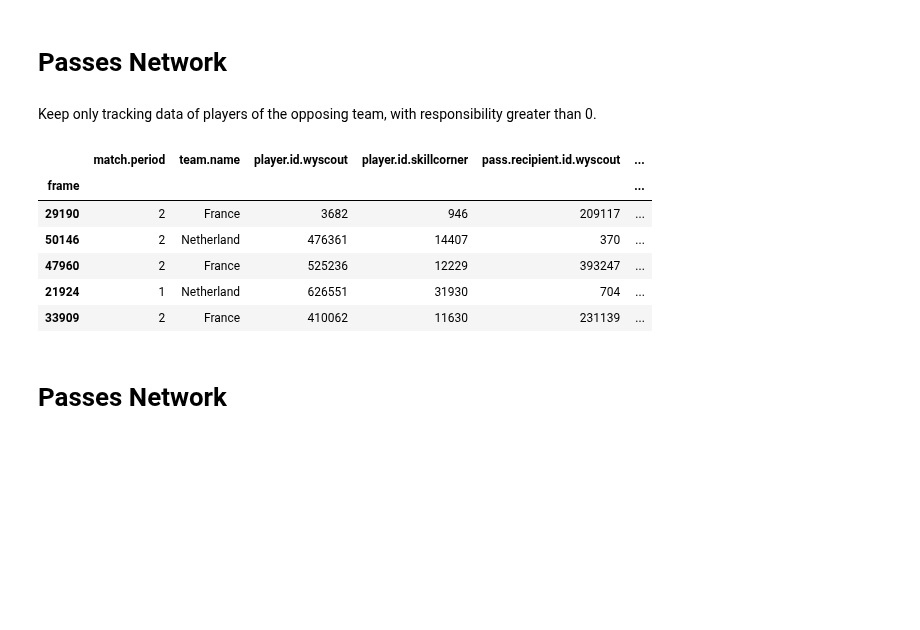
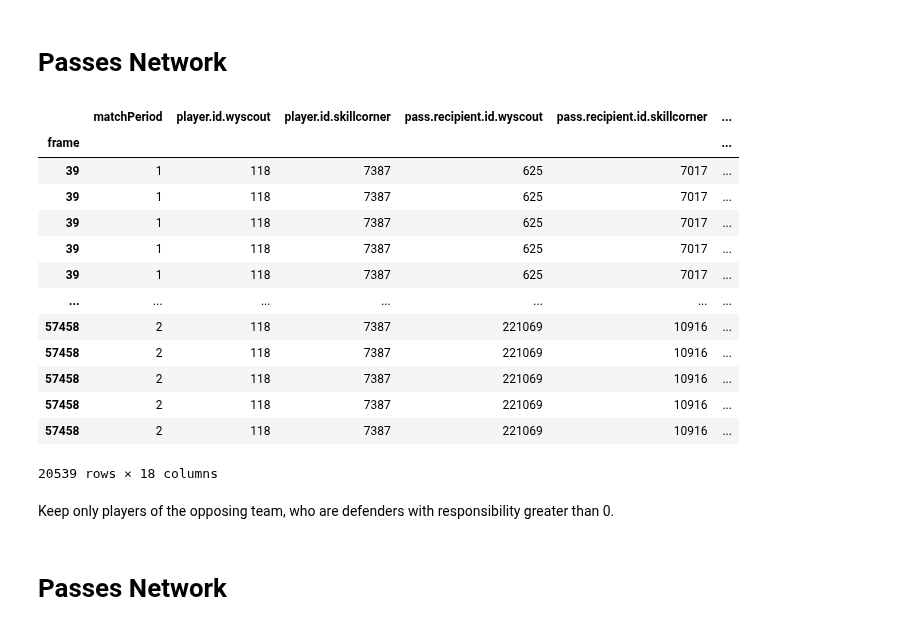
Before and after one commit to ariskoutris/defensive-passing-networks, a Jupyter notebook: src/notebooks/networks.ipynb, the cells around one changed output. Saved outputs shown, nothing was run; the diff lists cells and outputs as text; code cells hidden in the pictures; blank space fills up the shorter version.

```diff
--- a/src/notebooks/networks.ipynb
+++ b/src/notebooks/networks.ipynb
@@ -15,9 +10,33 @@ PASSES_DF_PATH = DATA_PATH + 'passes_df.pkl'
+# %%
+DATA_PATH = '../../data/'
+PASSES_DF_PATH = DATA_PATH + 'passes_df.pkl'
+WYSCOUT_PATH = DATA_PATH + 'wyscout/'
+SKILLCORNER_PATH = DATA_PATH + 'skillcorner/'
+MATCH_IDS_PATH = DATA_PATH + 'matchids.csv'
+XT_PLOT_PATH = DATA_PATH + 'smoothed_xt.csv'
 # %% [markdown]
 # Passes Network
 # %%
 passes_df = pd.read_pickle(PASSES_DF_PATH)
+# %%
+passes_df
+# %% [output]
+|  | matchPeriod | player.id.wyscout | player.id.skillcorner | pass.recipient.id.wyscout | pass.recipient.id.skillcorner | ... |
+| frame |  |  |  |  |  | ... |
+| 39 | 1 | 118 | 7387 | 625 | 7017 | ... |
+| 39 | 1 | 118 | 7387 | 625 | 7017 | ... |
+| 39 | 1 | 118 | 7387 | 625 | 7017 | ... |
+| 39 | 1 | 118 | 7387 | 625 | 7017 | ... |
+| 39 | 1 | 118 | 7387 | 625 | 7017 | ... |
+| ... | ... | ... | ... | ... | ... | ... |
+| 57458 | 2 | 118 | 7387 | 221069 | 10916 | ... |
+| 57458 | 2 | 118 | 7387 | 221069 | 10916 | ... |
+| 57458 | 2 | 118 | 7387 | 221069 | 10916 | ... |
+| 57458 | 2 | 118 | 7387 | 221069 | 10916 | ... |
+| 57458 | 2 | 118 | 7387 | 221069 | 10916 | ... |
+20539 rows × 18 columns
 # %% [markdown]
-Keep only tracking data of players of the opposing team, with responsibility greater than 0.
+Keep only players of the opposing team, who are defenders with responsibility greater than 0.
 # %%
 passes_df = passes_df[~passes_df['tracking.is_teammate']]
 passes_df = passes_df[passes_df['responsibility'] > 0]
@@ -26,10 +43,0 @@ passes_df.rename(columns={'matchPeriod': 'match.period'}, inplace=True)
-# %%
-passes_df.sample(5)
-# %% [output]
-|  | match.period | team.name | player.id.wyscout | player.id.skillcorner | pass.recipient.id.wyscout | ... |
-| frame |  |  |  |  |  | ... |
-| 29190 | 2 | France | 3682 | 946 | 209117 | ... |
-| 50146 | 2 | Netherland | 476361 | 14407 | 370 | ... |
-| 47960 | 2 | France | 525236 | 12229 | 393247 | ... |
-| 21924 | 1 | Netherland | 626551 | 31930 | 704 | ... |
-| 33909 | 2 | France | 410062 | 11630 | 231139 | ... |
```
Also changed, not shown: parts of 12 cells of this notebook, 13 other files.
